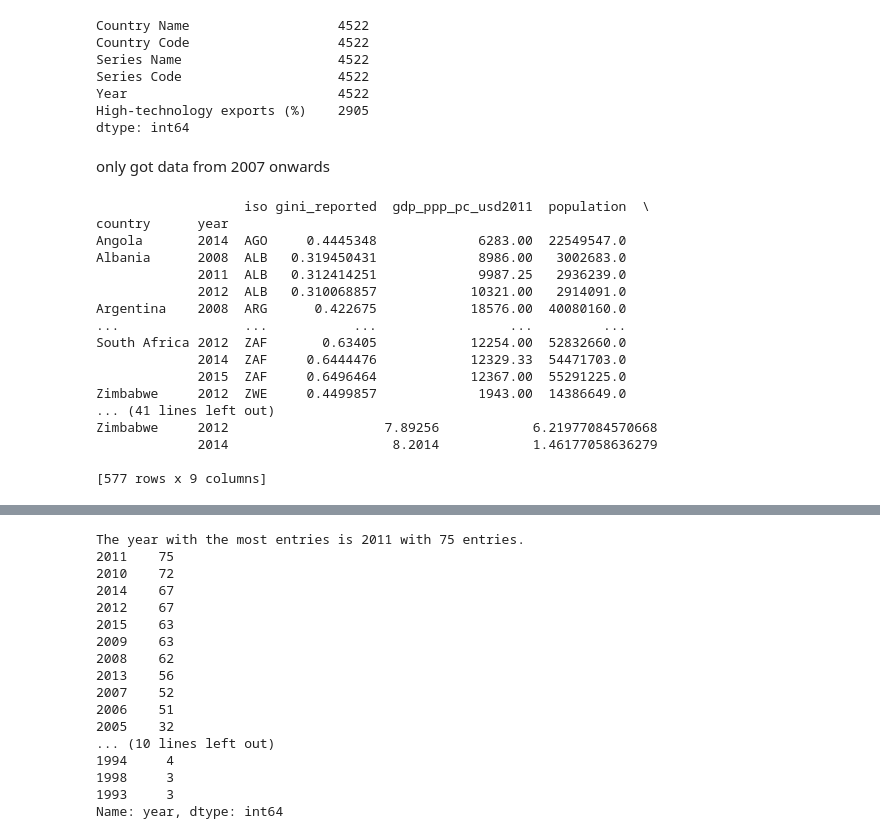
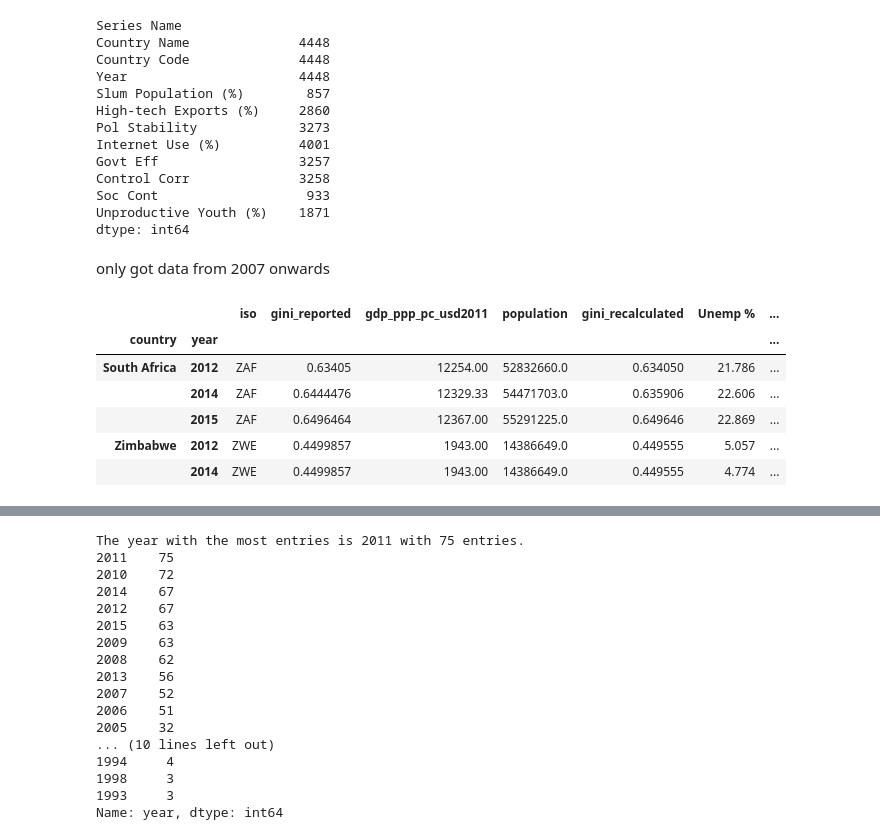
Before and after one commit to yonglau1999/HE4045-Group-Project, a Jupyter notebook: Project.ipynb, the cells around one changed output, grey strips where cells are left out. Drawn from its saved outputs; the diff is of its cells as text; code cells hidden in the pictures.

```diff
--- a/Project.ipynb
+++ b/Project.ipynb
@@ -55,14 +101,20 @@ world_bank_High_Technology_Exports_df.head()
 # %%
-count_with_data = world_bank_High_Technology_Exports_df.apply(lambda col: col.notna() & (col != 0) & (col != '..')).sum()
+count_with_data = world_bank_subset_df.apply(lambda col: col.notna() & (col != 0) & (col != '..')).sum()
 
 print(count_with_data)
 # %% [output]
-Country Name                   4522
-Country Code                   4522
-Series Name                    4522
-Series Code                    4522
-Year                           4522
-High-technology exports (%)    2905
+Series Name
+Country Name              4448
+Country Code              4448
+Year                      4448
+Slum Population (%)        857
+High-tech Exports (%)     2860
+Pol Stability             3273
+Internet Use (%)          4001
+Govt Eff                  3257
+Control Corr              3258
+Soc Cont                   933
+Unproductive Youth (%)    1871
 dtype: int64
 # %% [markdown]
 only got data from 2007 onwards
@@ -117,24 +185,14 @@ merged_df = merged_df.drop_duplicates().reset_index(drop=True)
 merged_df = merged_df.set_index(["country","year"])
-# %%
-print(merged_df)
-# %% [output]
-                   iso gini_reported  gdp_ppp_pc_usd2011  population  \
-country      year
-Angola       2014  AGO     0.4445348             6283.00  22549547.0
-Albania      2008  ALB   0.319450431             8986.00   3002683.0
-             2011  ALB   0.312414251             9987.25   2936239.0
-             2012  ALB   0.310068857            10321.00   2914091.0
-Argentina    2008  ARG      0.422675            18576.00  40080160.0
-...                ...           ...                 ...         ...
-South Africa 2012  ZAF       0.63405            12254.00  52832660.0
-             2014  ZAF     0.6444476            12329.33  54471703.0
-             2015  ZAF     0.6496464            12367.00  55291225.0
-Zimbabwe     2012  ZWE     0.4499857             1943.00  14386649.0
-... (41 lines left out)
-Zimbabwe     2012                    7.89256            6.21977084570668
-             2014                     8.2014            1.46177058636279
-
-[577 rows x 9 columns]
+# %%
+merged_df.tail()
+# %% [output]
+|  |  | iso | gini_reported | gdp_ppp_pc_usd2011 | population | gini_recalculated | Unemp % | ... |
+| country | year |  |  |  |  |  |  | ... |
+| South Africa | 2012 | ZAF | 0.63405 | 12254.00 | 52832660.0 | 0.634050 | 21.786 | ... |
+|  | 2014 | ZAF | 0.6444476 | 12329.33 | 54471703.0 | 0.635906 | 22.606 | ... |
+|  | 2015 | ZAF | 0.6496464 | 12367.00 | 55291225.0 | 0.649646 | 22.869 | ... |
+| Zimbabwe | 2012 | ZWE | 0.4499857 | 1943.00 | 14386649.0 | 0.449555 | 5.057 | ... |
+|  | 2014 | ZWE | 0.4499857 | 1943.00 | 14386649.0 | 0.449555 | 4.774 | ... |
 # %%
 merged_df.head()
 # %% [output]
```
Also changed, not shown: parts of 6 cells of this notebook, 1 other file.
